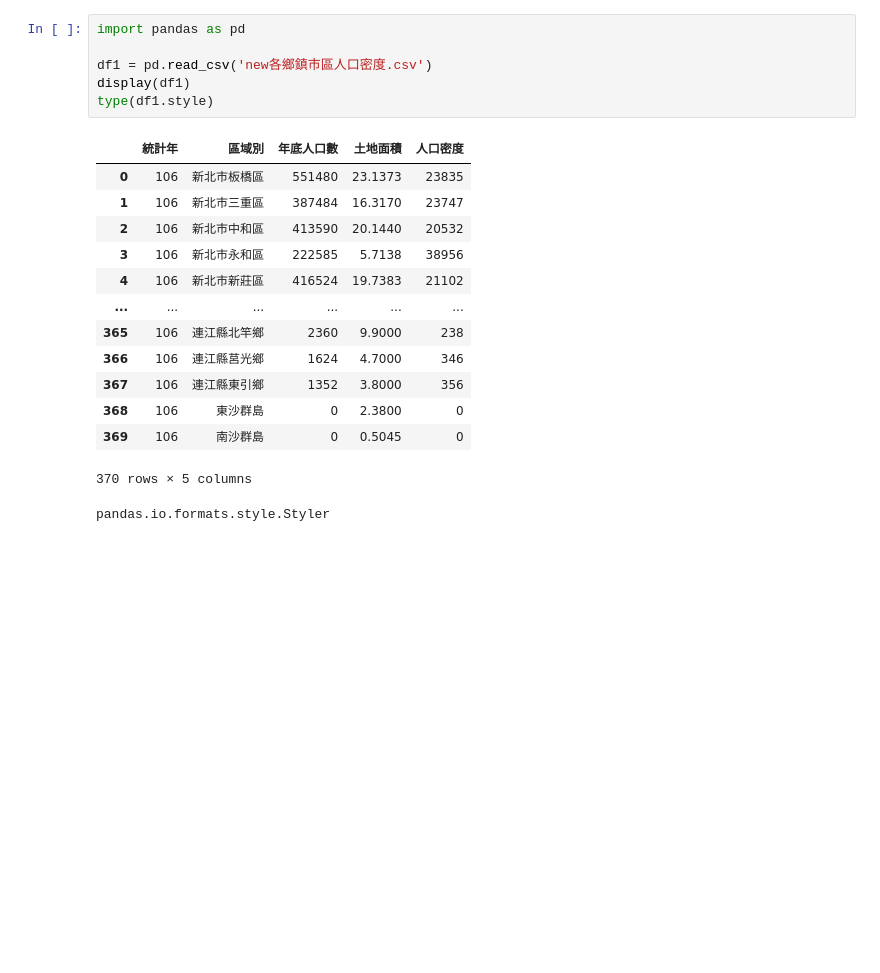
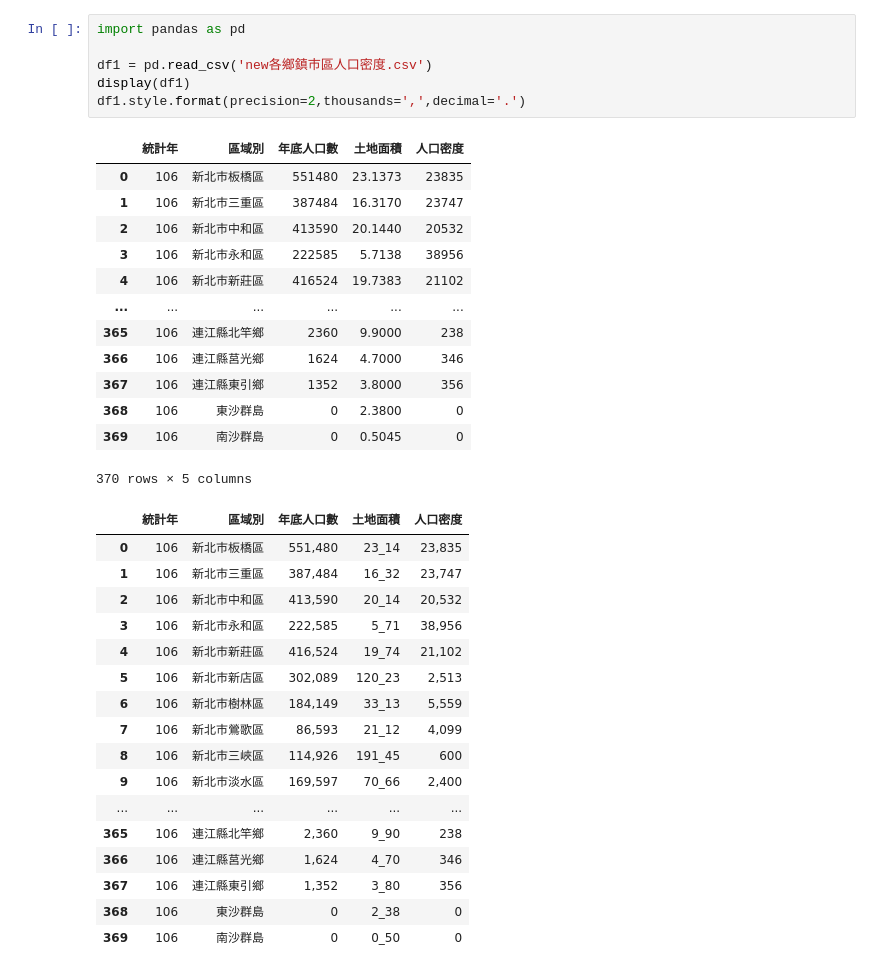
Before and after one commit to roberthsu2003/__2024_10_15__gjun_ai__, a Jupyter notebook: lesson16/lesson16_2.ipynb, the cells around one changed output. Saved outputs shown, nothing was run; the diff lists cells and outputs as text; blank space fills up the shorter version.

```diff
--- a/lesson16/lesson16_2.ipynb
+++ b/lesson16/lesson16_2.ipynb
@@ -1,21 +1,37 @@
 # %%
 import pandas as pd
 
 df1 = pd.read_csv('new各鄉鎮市區人口密度.csv')
 display(df1)
-type(df1.style)
+df1.style.format(precision=2,thousands=',',decimal='.')
 # %% [output]
 |  | 統計年 | 區域別 | 年底人口數 | 土地面積 | 人口密度 |
 | 0 | 106 | 新北市板橋區 | 551480 | 23.1373 | 23835 |
 | 1 | 106 | 新北市三重區 | 387484 | 16.3170 | 23747 |
 | 2 | 106 | 新北市中和區 | 413590 | 20.1440 | 20532 |
 | 3 | 106 | 新北市永和區 | 222585 | 5.7138 | 38956 |
 | 4 | 106 | 新北市新莊區 | 416524 | 19.7383 | 21102 |
 | ... | ... | ... | ... | ... | ... |
 | 365 | 106 | 連江縣北竿鄉 | 2360 | 9.9000 | 238 |
 | 366 | 106 | 連江縣莒光鄉 | 1624 | 4.7000 | 346 |
 | 367 | 106 | 連江縣東引鄉 | 1352 | 3.8000 | 356 |
 | 368 | 106 | 東沙群島 | 0 | 2.3800 | 0 |
 | 369 | 106 | 南沙群島 | 0 | 0.5045 | 0 |
 370 rows × 5 columns
-pandas.io.formats.style.Styler
+|  | 統計年 | 區域別 | 年底人口數 | 土地面積 | 人口密度 |
+| 0 | 106 | 新北市板橋區 | 551,480 | 23_14 | 23,835 |
+| 1 | 106 | 新北市三重區 | 387,484 | 16_32 | 23,747 |
+| 2 | 106 | 新北市中和區 | 413,590 | 20_14 | 20,532 |
+| 3 | 106 | 新北市永和區 | 222,585 | 5_71 | 38,956 |
+| 4 | 106 | 新北市新莊區 | 416,524 | 19_74 | 21,102 |
+| 5 | 106 | 新北市新店區 | 302,089 | 120_23 | 2,513 |
+| 6 | 106 | 新北市樹林區 | 184,149 | 33_13 | 5,559 |
+| 7 | 106 | 新北市鶯歌區 | 86,593 | 21_12 | 4,099 |
+| 8 | 106 | 新北市三峽區 | 114,926 | 191_45 | 600 |
+| 9 | 106 | 新北市淡水區 | 169,597 | 70_66 | 2,400 |
+| ... | ... | ... | ... | ... | ... |
+| 365 | 106 | 連江縣北竿鄉 | 2,360 | 9_90 | 238 |
+| 366 | 106 | 連江縣莒光鄉 | 1,624 | 4_70 | 346 |
+| 367 | 106 | 連江縣東引鄉 | 1,352 | 3_80 | 356 |
+| 368 | 106 | 東沙群島 | 0 | 2_38 | 0 |
+| 369 | 106 | 南沙群島 | 0 | 0_50 | 0 |
```
